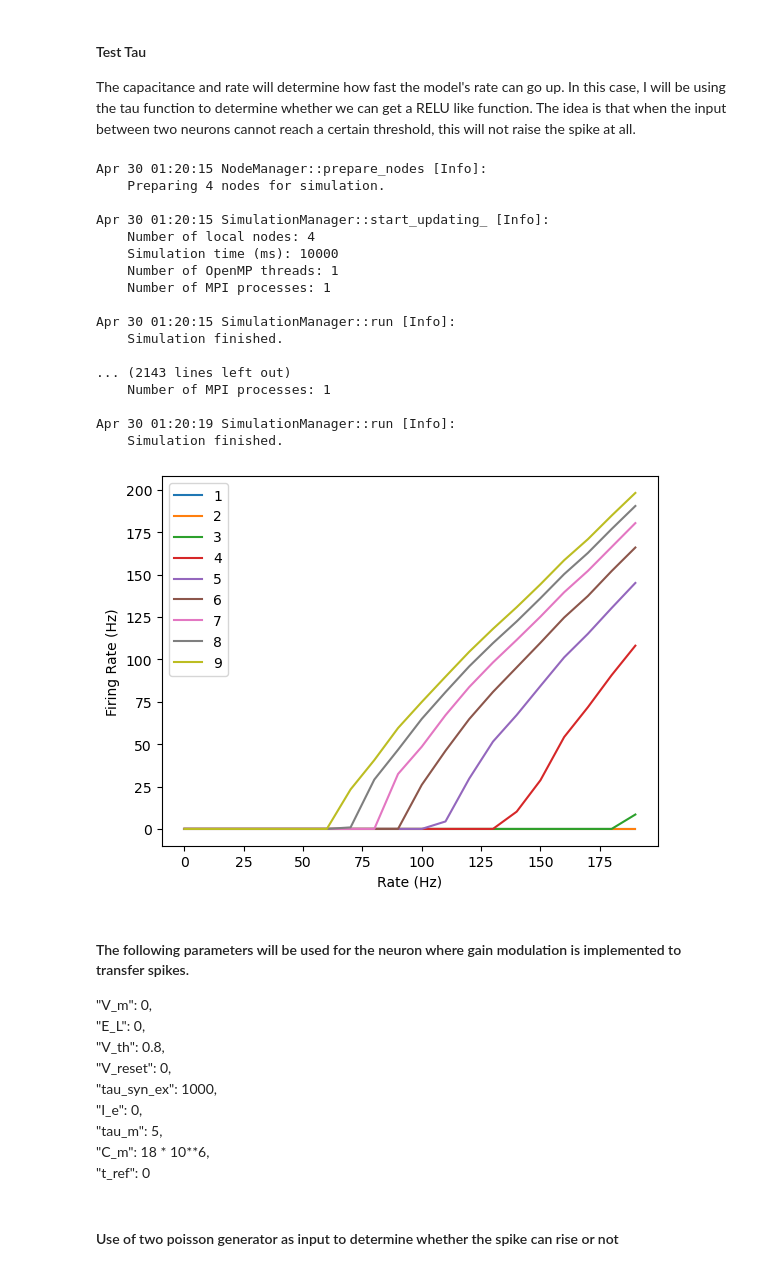
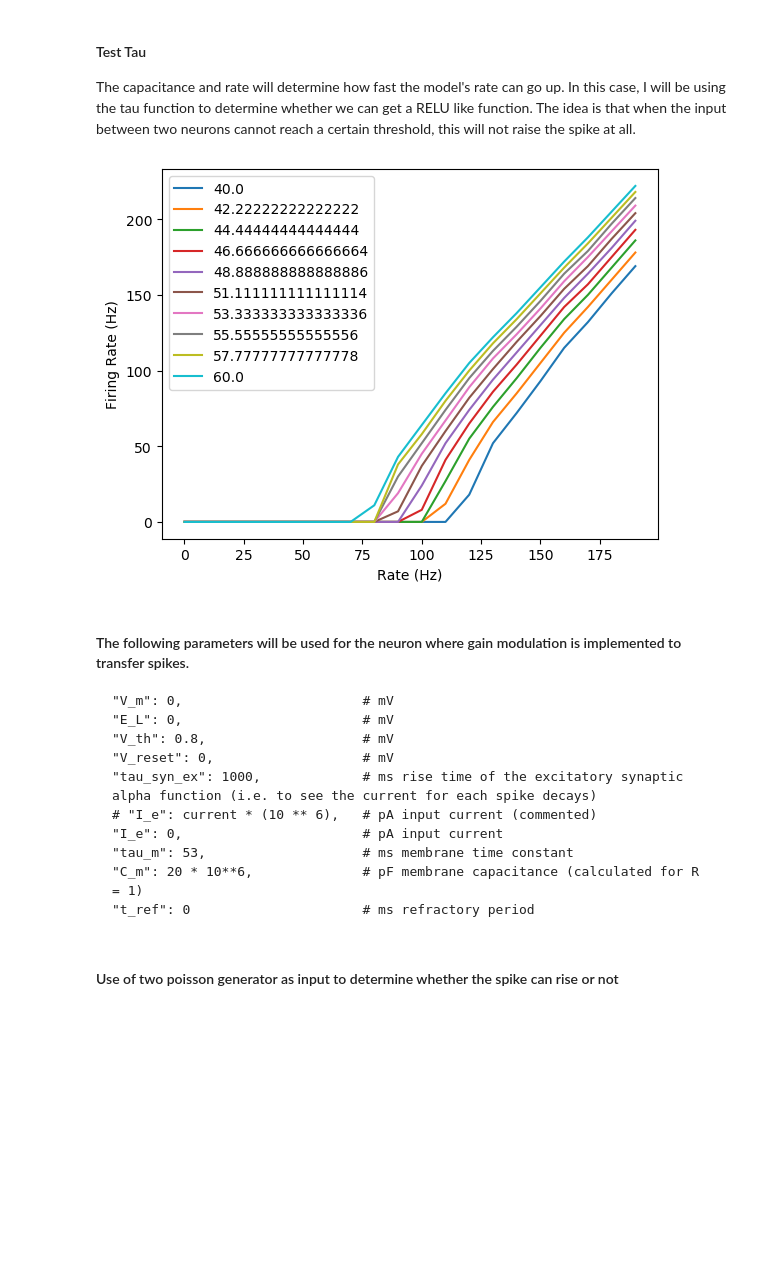
Before and after one commit to aung9htet/counting_snn, a Jupyter notebook: subitization_notebook.ipynb, the cells around one changed output. Cells and saved outputs as stored; diff of their text form; code cells hidden in the pictures; blank space fills up the shorter version.

```diff
--- a/subitization_notebook.ipynb
+++ b/subitization_notebook.ipynb
@@ -349,13 +310,14 @@ The following test will determine the firing rate based on the rate generated by
 The Poisson generator rate tested: [0 to 1000]
 # %%
 plt.figure()
-test_range = np.linspace(0,1000,100)
-for w in range(10):
+rate_range = np.linspace(0, 200, 10)
+weight_range = np.linspace(0, 2, 20)
+for w in weight_range:
     record_fr = np.empty(0)
-    for r in test_range:
+    for r in rate_range:
         fr, _ = test_random_generator(r, w)
         record_fr = np.append(record_fr, fr)
-    plt.plot(test_range, record_fr, label=str(w))
+    plt.plot(rate_range, record_fr, label=str(w))
 plt.legend()
 plt.xlabel("Rate ($\mu$A)")
 plt.ylabel("Firing Rate (Hz)")
@@ -414,16 +359,16 @@ def test_capacitance_generator(capacitance, rate):
     # Synapse Connection Management
     nest.Connect(multimeter, neuron)
     nest.Connect(neuron, spike_recorder)
-    nest.Connect(poi_gen, neuron, syn_spec={'weight': 9 * 10**3})
+    nest.Connect(poi_gen, neuron, syn_spec={'weight': 1.2 * 10**3})
 
     # Simulation
     nest.Simulate(10000)
 
     # print(spike_recorder.get("events")["times"])
-    return len(spike_recorder.get("events")["times"])/10, multimeter.get()
+    return len(spike_recorder.get("events")["times"]), multimeter.get()
 # %%
 plt.figure()
-capacitance_range = range(10,30,2)
+capacitance_range = range(20,30,1)
 rate_range = range(0, 200, 10)
 record_fr = np.empty(0)
 for c in capacitance_range:
@@ -470,7 +398,7 @@ def test_tau_generator(tau_m, rate):
             # "I_e": current * (10 ** 6),   # pA input current (commented)
             "I_e": 0,                       # pA input current
             "tau_m": tau_m,                    # ms membrane time constant
-            "C_m": 18 * 10**6,     # pF membrane capacitance (calculated for R = 1)
+            "C_m": 20 * 10**6,     # pF membrane capacitance (calculated for R = 1)
             "t_ref": 0                      # ms refractory period
         }
 
@@ -492,58 +420,42 @@ def test_tau_generator(tau_m, rate):
     # Synapse Connection Management
     nest.Connect(multimeter, neuron)
     nest.Connect(neuron, spike_recorder)
-    nest.Connect(poi_gen, neuron, syn_spec={'weight': 9 * 10**3})
+    nest.Connect(poi_gen, neuron, syn_spec={'weight': 1.2 * 10**3})
 
     # Simulation
     nest.Simulate(10000)
 
     # print(spike_recorder.get("events")["times"])
-    return len(spike_recorder.get("events")["times"])/10, multimeter.get()
+    return len(spike_recorder.get("events")["times"]), multimeter.get()
 # %%
 plt.figure()
-tau_range = range(1,10)
+tau_range = np.linspace(40, 60, 10)
 rate_range = range(0, 200, 10)
 record_fr = np.empty(0)
 for tau in tau_range:
     record_fr = np.empty(0)
     for r in rate_range:
         fr, _ = test_tau_generator(tau, r)
         record_fr = np.append(record_fr, fr)
     plt.plot(rate_range, record_fr, label=str(tau))
 plt.legend()
 plt.xlabel("Rate (Hz)")
 plt.ylabel("Firing Rate (Hz)")
 plt.show()
 # %% [output]
-Apr 30 01:20:15 NodeManager::prepare_nodes [Info]:
-    Preparing 4 nodes for simulation.
-
-Apr 30 01:20:15 SimulationManager::start_updating_ [Info]:
-    Number of local nodes: 4
-    Simulation time (ms): 10000
-    Number of OpenMP threads: 1
-    Number of MPI processes: 1
-
-Apr 30 01:20:15 SimulationManager::run [Info]:
-    Simulation finished.
-
-... (2143 lines left out)
-    Number of MPI processes: 1
-
-Apr 30 01:20:19 SimulationManager::run [Info]:
-    Simulation finished.
-[figure, old version]
+[figure, new version]
 # %% [markdown]
 #### The following parameters will be used for the neuron where gain modulation is implemented to transfer spikes.
-"V_m": 0,
-"E_L": 0,
-"V_th": 0.8,
-"V_reset": 0,
-"tau_syn_ex": 1000,
-"I_e": 0,
-"tau_m": 5,
-"C_m": 18 * 10**6,
-"t_ref": 0
+    "V_m": 0,                       # mV
+    "E_L": 0,                       # mV
+    "V_th": 0.8,                    # mV
+    "V_reset": 0,                   # mV
+    "tau_syn_ex": 1000,             # ms rise time of the excitatory synaptic alpha function (i.e. to see the current for each spike decays)
+    # "I_e": current * (10 ** 6),   # pA input current (commented)
+    "I_e": 0,                       # pA input current
+    "tau_m": 53,                    # ms membrane time constant
+    "C_m": 20 * 10**6,              # pF membrane capacitance (calculated for R = 1)
+    "t_ref": 0                      # ms refractory period
 # %% [markdown]
 #### Use of two poisson generator as input to determine whether the spike can rise or not
 # %%
```
Also changed, not shown: parts of 9 cells of this notebook.
